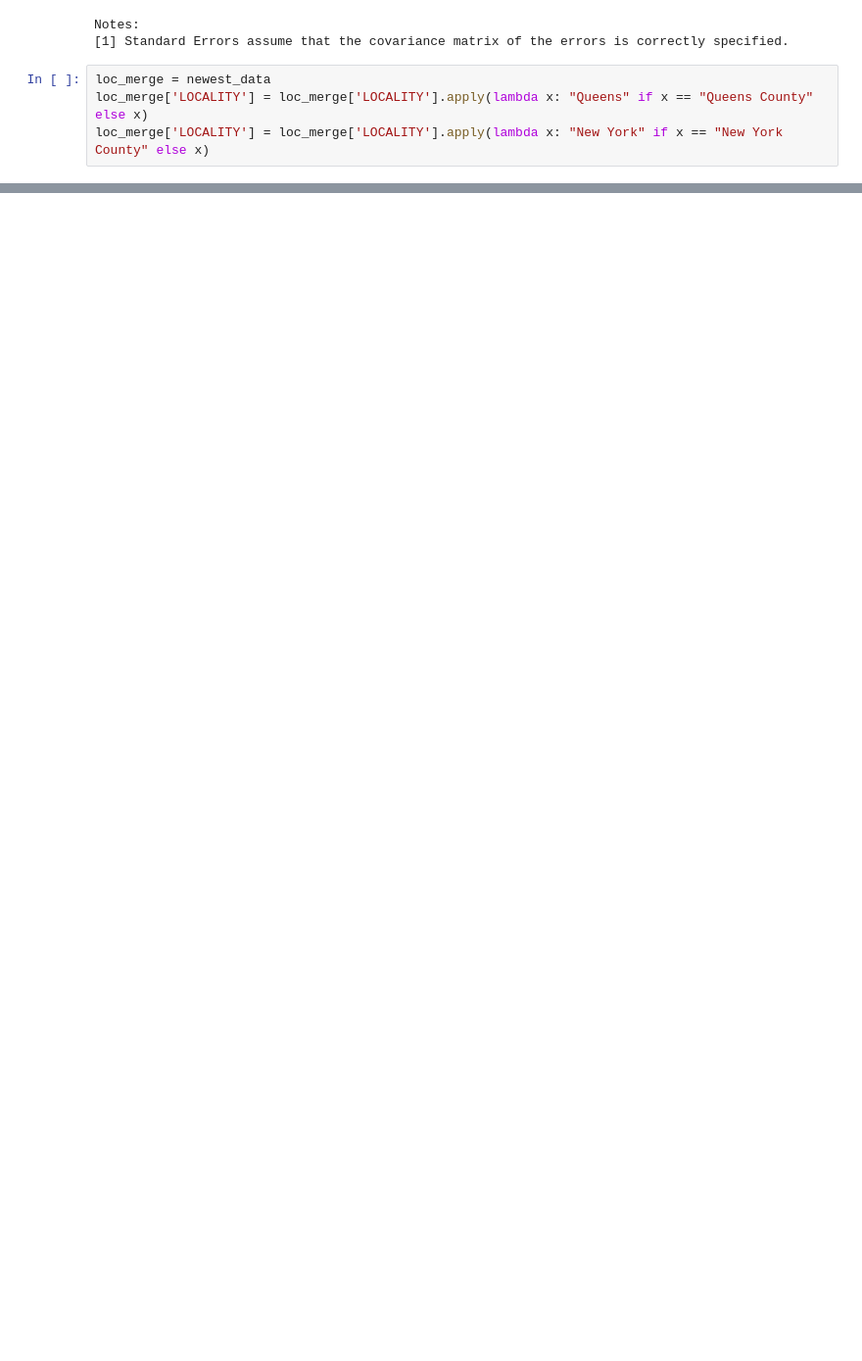
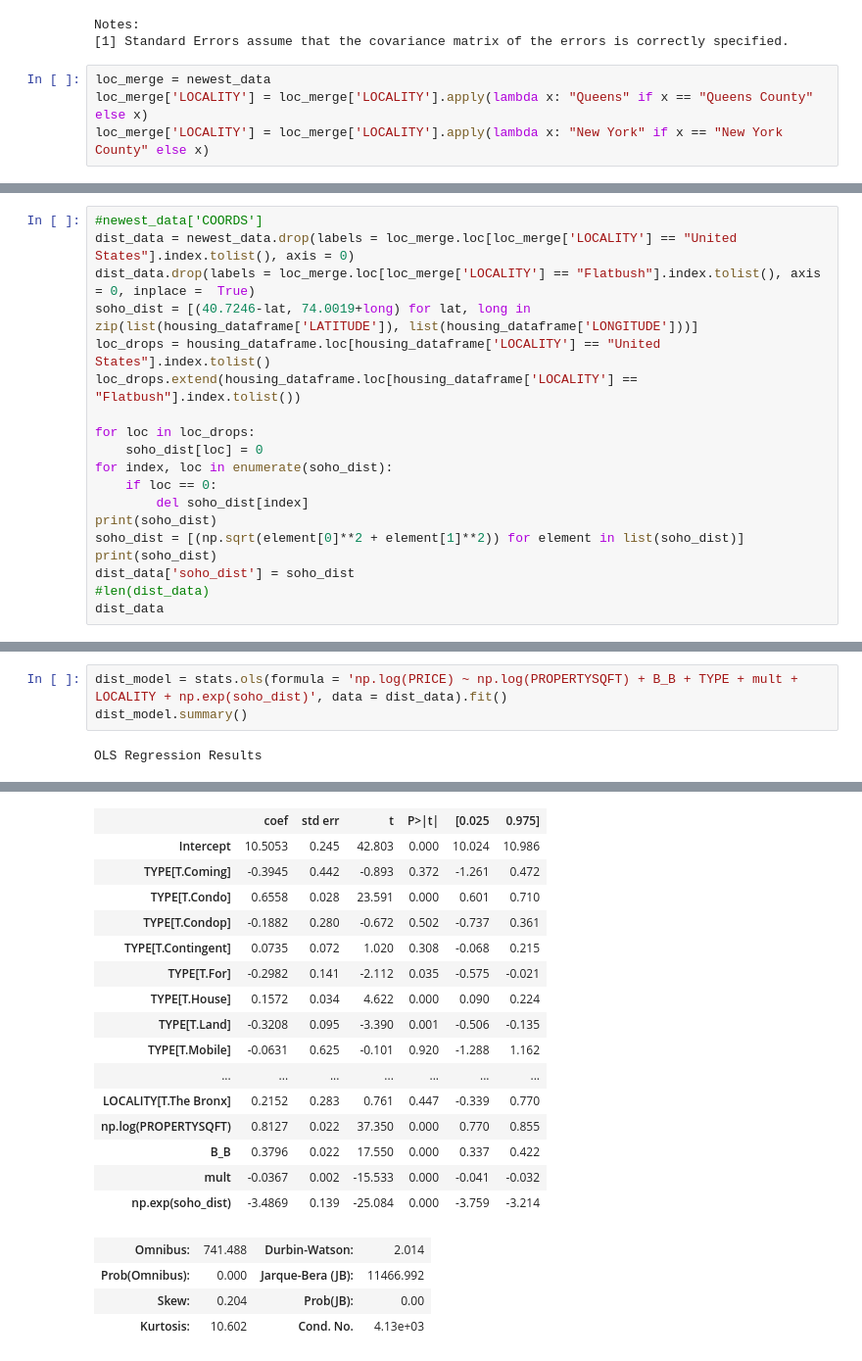
Before and after one commit to yyashhp/Kaggle-Regression-Analyses, a Jupyter notebook: New_York_Housing_Regression.ipynb, the cells around one changed output, grey strips where cells are left out. Shown at 98% size. Cells and saved outputs as stored; diff of their text form; blank space fills up the shorter version.

```diff
--- a/New_York_Housing_Regression.ipynb
+++ b/New_York_Housing_Regression.ipynb
@@ -481,0 +485,19 @@ array(['BROKERTITLE', 'TYPE', 'PRICE', 'BEDS', 'BATH', 'PROPERTYSQFT',
+# %%
+#newest_data['COORDS']
+dist_data = newest_data.drop(labels = loc_merge.loc[loc_merge['LOCALITY'] == "United States"].index.tolist(), axis = 0)
+dist_data.drop(labels = loc_merge.loc[loc_merge['LOCALITY'] == "Flatbush"].index.tolist(), axis = 0, inplace =  True)
+soho_dist = [(40.7246-lat, 74.0019+long) for lat, long in zip(list(housing_dataframe['LATITUDE']), list(housing_dataframe['LONGITUDE']))]
+loc_drops = housing_dataframe.loc[housing_dataframe['LOCALITY'] == "United States"].index.tolist()
+loc_drops.extend(housing_dataframe.loc[housing_dataframe['LOCALITY'] == "Flatbush"].index.tolist())
+
+for loc in loc_drops:
+    soho_dist[loc] = 0
+for index, loc in enumerate(soho_dist):
+    if loc == 0:
+        del soho_dist[index]
+print(soho_dist)
+soho_dist = [(np.sqrt(element[0]**2 + element[1]**2)) for element in list(soho_dist)]
+print(soho_dist)
+dist_data['soho_dist'] = soho_dist
+#len(dist_data)
+dist_data
@@ -481,0 +520,5 @@ array(['BROKERTITLE', 'TYPE', 'PRICE', 'BEDS', 'BATH', 'PROPERTYSQFT',
+# %%
+dist_model = stats.ols(formula = 'np.log(PRICE) ~ np.log(PROPERTYSQFT) + B_B + TYPE + mult + LOCALITY + np.exp(soho_dist)', data = dist_data).fit()
+dist_model.summary()
+# %% [output]
+OLS Regression Results
@@ -481,0 +534,20 @@ array(['BROKERTITLE', 'TYPE', 'PRICE', 'BEDS', 'BATH', 'PROPERTYSQFT',
+|  | coef | std err | t | P>|t| | [0.025 | 0.975] |
+| Intercept | 10.5053 | 0.245 | 42.803 | 0.000 | 10.024 | 10.986 |
+| TYPE[T.Coming] | -0.3945 | 0.442 | -0.893 | 0.372 | -1.261 | 0.472 |
+| TYPE[T.Condo] | 0.6558 | 0.028 | 23.591 | 0.000 | 0.601 | 0.710 |
+| TYPE[T.Condop] | -0.1882 | 0.280 | -0.672 | 0.502 | -0.737 | 0.361 |
+| TYPE[T.Contingent] | 0.0735 | 0.072 | 1.020 | 0.308 | -0.068 | 0.215 |
+| TYPE[T.For] | -0.2982 | 0.141 | -2.112 | 0.035 | -0.575 | -0.021 |
+| TYPE[T.House] | 0.1572 | 0.034 | 4.622 | 0.000 | 0.090 | 0.224 |
+| TYPE[T.Land] | -0.3208 | 0.095 | -3.390 | 0.001 | -0.506 | -0.135 |
+| TYPE[T.Mobile] | -0.0631 | 0.625 | -0.101 | 0.920 | -1.288 | 1.162 |
+| ... | ... | ... | ... | ... | ... | ... |
+| LOCALITY[T.The Bronx] | 0.2152 | 0.283 | 0.761 | 0.447 | -0.339 | 0.770 |
+| np.log(PROPERTYSQFT) | 0.8127 | 0.022 | 37.350 | 0.000 | 0.770 | 0.855 |
+| B_B | 0.3796 | 0.022 | 17.550 | 0.000 | 0.337 | 0.422 |
+| mult | -0.0367 | 0.002 | -15.533 | 0.000 | -0.041 | -0.032 |
+| np.exp(soho_dist) | -3.4869 | 0.139 | -25.084 | 0.000 | -3.759 | -3.214 |
+| Omnibus: | 741.488 | Durbin-Watson: | 2.014 |
+| Prob(Omnibus): | 0.000 | Jarque-Bera (JB): | 11466.992 |
+| Skew: | 0.204 | Prob(JB): | 0.00 |
+| Kurtosis: | 10.602 | Cond. No. | 4.13e+03 |
```
Also changed, not shown: parts of 14 cells of this notebook.
